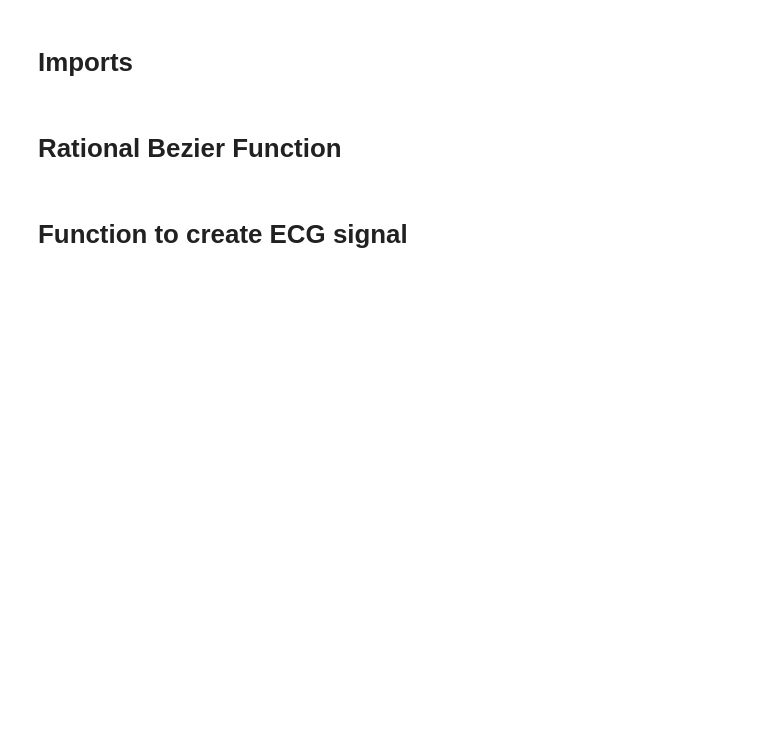
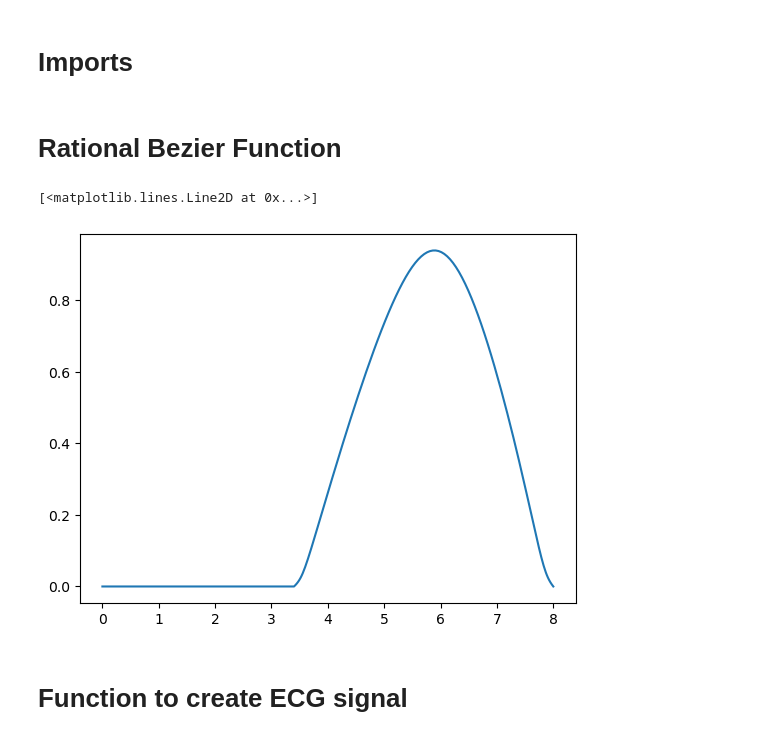
Before and after one commit to joonhaim/edupace, a Jupyter notebook: simulator-interface/ecg/ECG simulation - more organised version.ipynb, the cells around one changed output. Cells and saved outputs as stored; diff of their text form; code cells hidden in the pictures; blank space fills up the shorter version.

```diff
--- a/simulator-interface/ecg/ECG simulation - more organised version.ipynb
+++ b/simulator-interface/ecg/ECG simulation - more organised version.ipynb
@@ -26,6 +26,24 @@ def b_polynomial(t,P):
     B_y = np.sum(num_y,axis=0)
     B_denom = np.sum(denom, axis=0)
     return B_x/B_denom, B_y/B_denom
+# %%
+t = np.linspace(0,1,101)
+
+points_preP = [[1,0,0],[1,0.5,0],[1,1,0],[1,1.5,0],[1,2,0],[1,2.5,0],[1,3,0]]
+points_P = [[1,3.4,0],[1.5,3.6,0.03],[1,3.8,0.12],[1,4,0.3],[1.5,5,0.9],[3,6,1.3],[1,7,0.8],[1,7.3,0.5],[1,7.6,0.16],[1.5,7.8,0.04],[1,8,0]]
+points_postT = [[1,21.5,0],[1,22,0],[1,22.5,0],[1,23,0],[1,23.5,0],[1,24,0]]
+
+prePx, prePy = b_polynomial(t,points_preP)
+Px, Py = b_polynomial(t,points_P)
+postT_x, postT_y = b_polynomial(t,points_postT)
+
+x = np.concatenate((prePx, Px),axis=0)
+y = np.concatenate((prePy, Py),axis=0)
+
+plt.plot(x,y)
+# %% [output]
+[<matplotlib.lines.Line2D at 0x...>]
+[figure, added]
 # %% [markdown]
 # Function to create ECG signal #
 # %%
```
Also changed, not shown: parts of 9 cells of this notebook.
